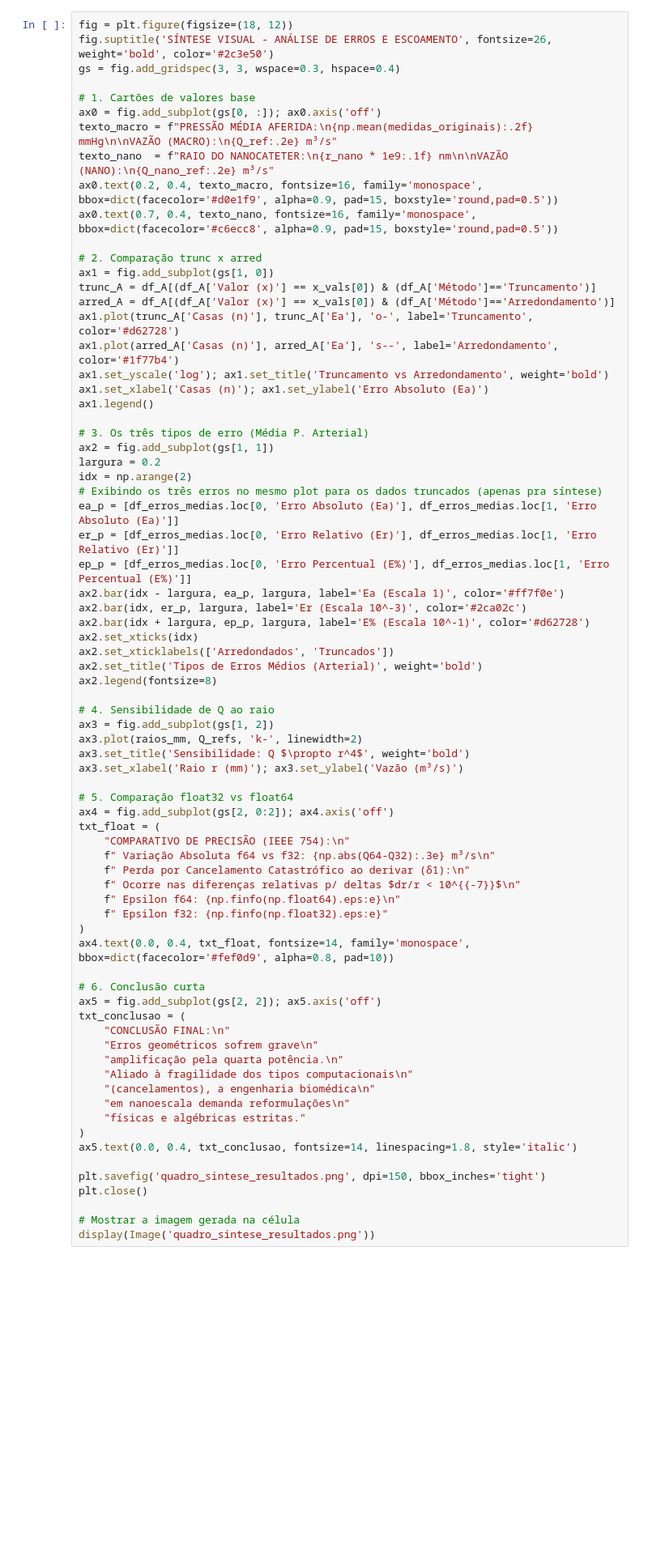
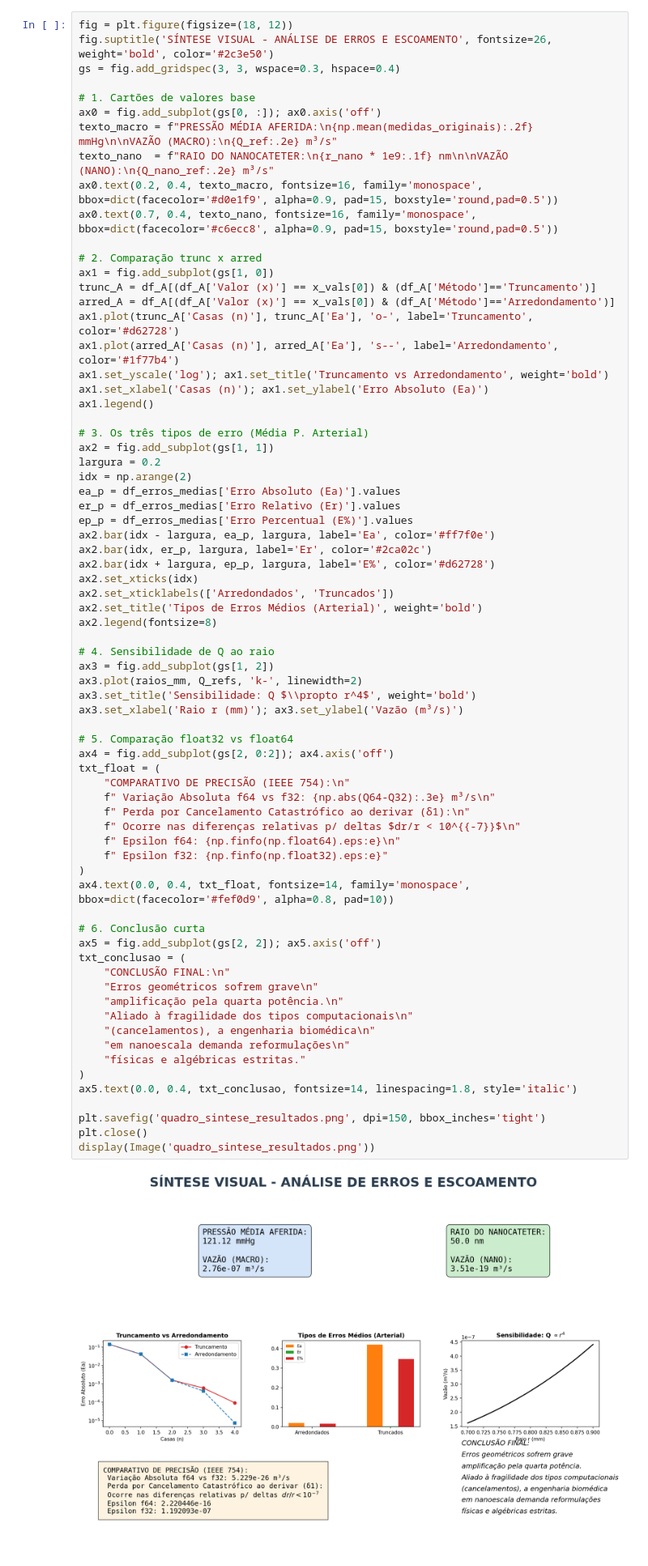
Before and after one commit to brenoprato/calculo-numerico, a Jupyter notebook: atividades/atv_1/resolucao.ipynb, the cells around one changed output. Shown at 81% size. Drawn from its saved outputs; the diff is of its cells as text; blank space fills up the shorter version.

```diff
--- a/atividades/atv_1/resolucao.ipynb
+++ b/atividades/atv_1/resolucao.ipynb
@@ -487,13 +544,12 @@ ax1.legend()
 ax2 = fig.add_subplot(gs[1, 1])
 largura = 0.2
 idx = np.arange(2)
-# Exibindo os três erros no mesmo plot para os dados truncados (apenas pra síntese)
-ea_p = [df_erros_medias.loc[0, 'Erro Absoluto (Ea)'], df_erros_medias.loc[1, 'Erro Absoluto (Ea)']]
-er_p = [df_erros_medias.loc[0, 'Erro Relativo (Er)'], df_erros_medias.loc[1, 'Erro Relativo (Er)']]
-ep_p = [df_erros_medias.loc[0, 'Erro Percentual (E%)'], df_erros_medias.loc[1, 'Erro Percentual (E%)']]
-ax2.bar(idx - largura, ea_p, largura, label='Ea (Escala 1)', color='#ff7f0e')
-ax2.bar(idx, er_p, largura, label='Er (Escala 10^-3)', color='#2ca02c')
-ax2.bar(idx + largura, ep_p, largura, label='E% (Escala 10^-1)', color='#d62728')
+ea_p = df_erros_medias['Erro Absoluto (Ea)'].values
+er_p = df_erros_medias['Erro Relativo (Er)'].values
+ep_p = df_erros_medias['Erro Percentual (E%)'].values
+ax2.bar(idx - largura, ea_p, largura, label='Ea', color='#ff7f0e')
+ax2.bar(idx, er_p, largura, label='Er', color='#2ca02c')
+ax2.bar(idx + largura, ep_p, largura, label='E%', color='#d62728')
 ax2.set_xticks(idx)
 ax2.set_xticklabels(['Arredondados', 'Truncados'])
 ax2.set_title('Tipos de Erros Médios (Arterial)', weight='bold')
@@ -502,39 +558,39 @@ ax2.legend(fontsize=8)
 # 4. Sensibilidade de Q ao raio
 ax3 = fig.add_subplot(gs[1, 2])
 ax3.plot(raios_mm, Q_refs, 'k-', linewidth=2)
-ax3.set_title('Sensibilidade: Q $\propto r^4$', weight='bold')
+ax3.set_title('Sensibilidade: Q $\\propto r^4$', weight='bold')
 ax3.set_xlabel('Raio r (mm)'); ax3.set_ylabel('Vazão (m³/s)')
 
 # 5. Comparação float32 vs float64
 ax4 = fig.add_subplot(gs[2, 0:2]); ax4.axis('off')
 txt_float = (
     "COMPARATIVO DE PRECISÃO (IEEE 754):\n"
     f" Variação Absoluta f64 vs f32: {np.abs(Q64-Q32):.3e} m³/s\n"
     f" Perda por Cancelamento Catastrófico ao derivar (δ1):\n"
     f" Ocorre nas diferenças relativas p/ deltas $dr/r < 10^{{-7}}$\n"
     f" Epsilon f64: {np.finfo(np.float64).eps:e}\n"
     f" Epsilon f32: {np.finfo(np.float32).eps:e}"
 )
 ax4.text(0.0, 0.4, txt_float, fontsize=14, family='monospace', bbox=dict(facecolor='#fef0d9', alpha=0.8, pad=10))
 
 # 6. Conclusão curta
 ax5 = fig.add_subplot(gs[2, 2]); ax5.axis('off')
 txt_conclusao = (
     "CONCLUSÃO FINAL:\n"
     "Erros geométricos sofrem grave\n"
     "amplificação pela quarta potência.\n"
     "Aliado à fragilidade dos tipos computacionais\n"
     "(cancelamentos), a engenharia biomédica\n"
     "em nanoescala demanda reformulações\n"
     "físicas e algébricas estritas."
 )
 ax5.text(0.0, 0.4, txt_conclusao, fontsize=14, linespacing=1.8, style='italic')
 
 plt.savefig('quadro_sintese_resultados.png', dpi=150, bbox_inches='tight')
 plt.close()
-
-# Mostrar a imagem gerada na célula
 display(Image('quadro_sintese_resultados.png'))
+# %% [output]
+[figure, added]
 # %% [markdown]
 ---
 ## Parte 8 - GIF demonstrativo
```
Also changed, not shown: parts of 12 cells of this notebook.
